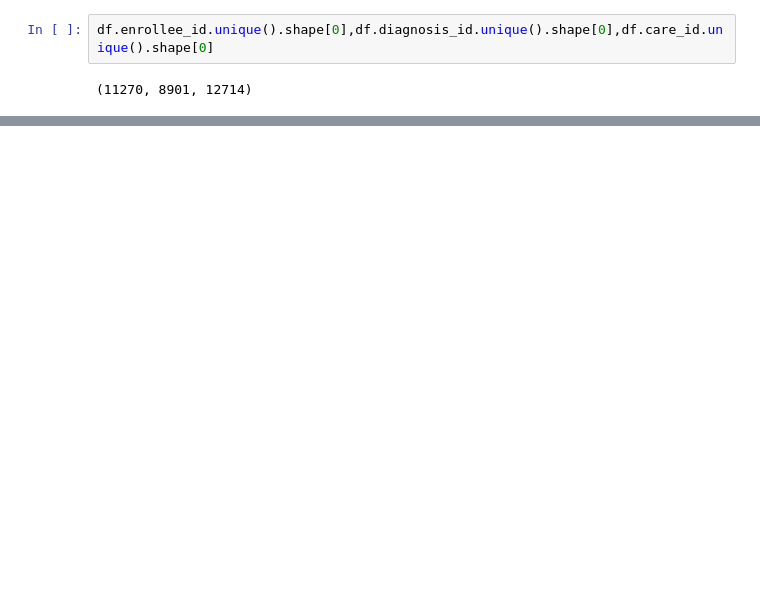
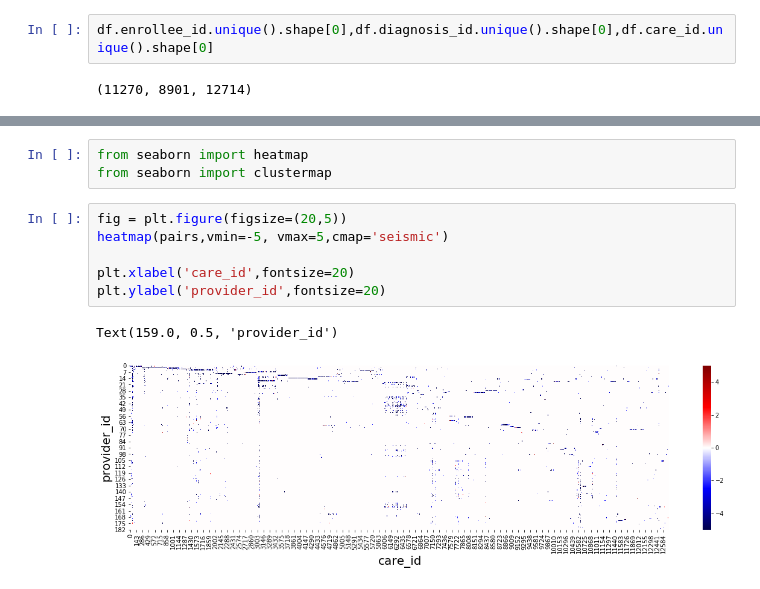
Before and after one commit to Shunling/Insight_HealthDataScience, a Jupyter notebook: Projects/P3/EDA_2.ipynb, the cells around one changed output, grey strips where cells are left out. Cells and saved outputs as stored; diff of their text form; blank space fills up the shorter version.

```diff
--- a/Projects/P3/EDA_2.ipynb
+++ b/Projects/P3/EDA_2.ipynb
@@ -447,0 +552,12 @@ df.enrollee_id.unique().shape[0],df.diagnosis_id.unique().shape[0],df.care_id.un
+# %%
+from seaborn import heatmap
+from seaborn import clustermap
+# %%
+fig = plt.figure(figsize=(20,5))
+heatmap(pairs,vmin=-5, vmax=5,cmap='seismic')
+
+plt.xlabel('care_id',fontsize=20)
+plt.ylabel('provider_id',fontsize=20)
+# %% [output]
+Text(159.0, 0.5, 'provider_id')
+[figure, added]
```
Also changed, not shown: parts of 19 cells of this notebook.
